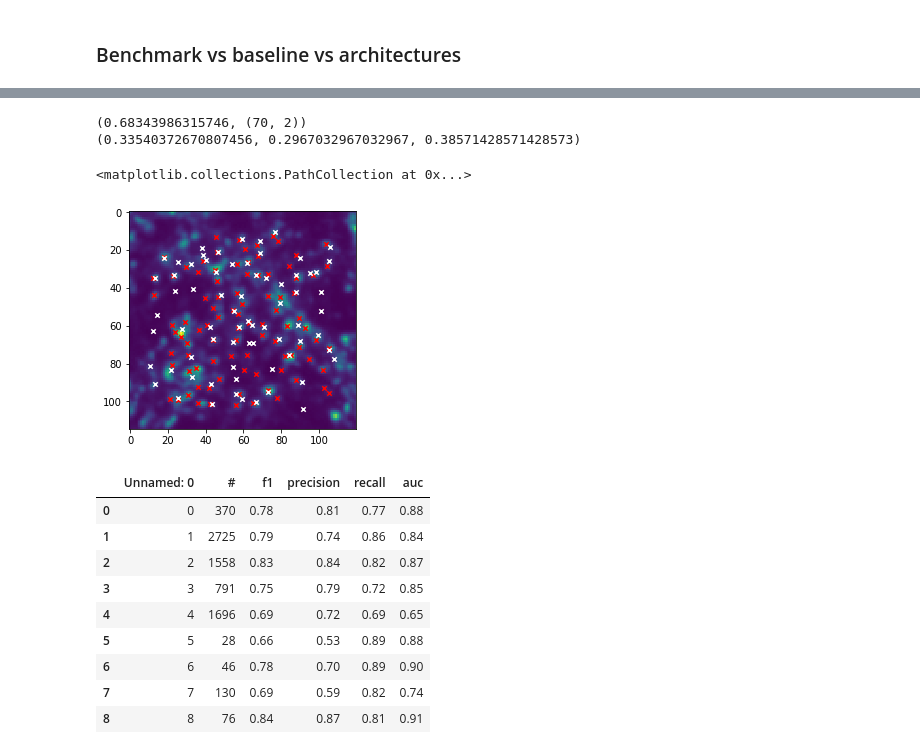
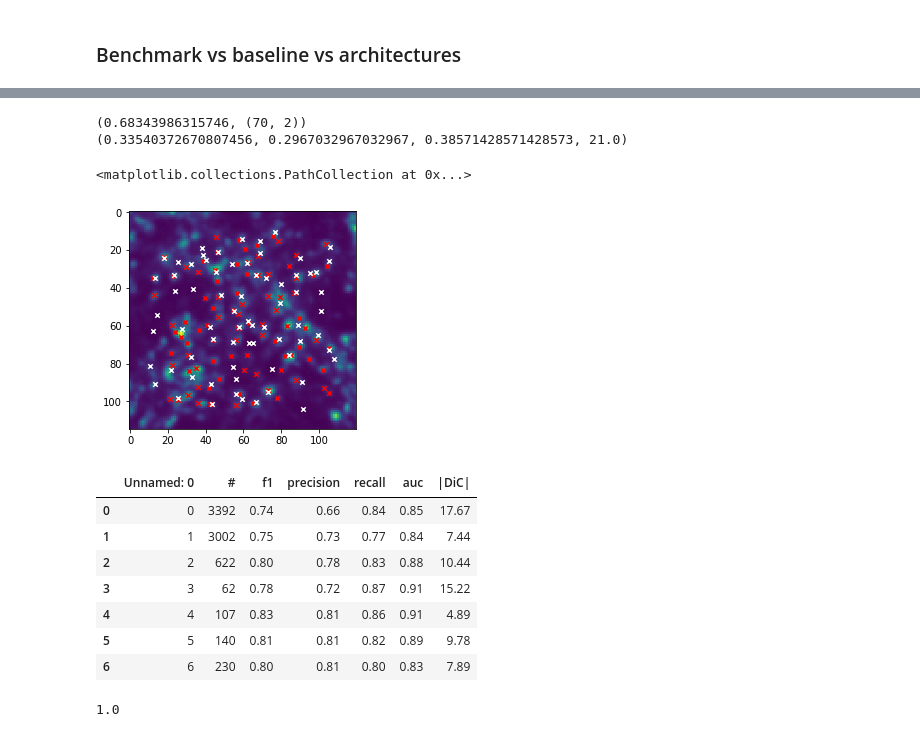
Before and after one commit to kulikovv/dognet, a Jupyter notebook: notebooks/prism17.ipynb, the cells around one changed output, grey strips where cells are left out. Drawn from its saved outputs; the diff is of its cells as text; code cells hidden in the pictures.

```diff
--- a/notebooks/prism17.ipynb
+++ b/notebooks/prism17.ipynb
@@ -81,6 +81,7 @@ def estimate(net,test_set,s=2.):
     mprec =[]
     mrec = []
     mauc=[]
+    dic=[]
 
     for test in test_set:
         y = inference(net,normalize(test.image,get_normparams(rep21.data)))
@@ -103,12 +104,13 @@ def estimate(net,test_set,s=2.):
         mf1.append(f1)
         mprec.append(prec)
         mrec.append(rec)
-    return np.mean(mf1),np.mean(mprec),np.mean(mrec),np.mean(mauc)
+        dic.append(abs(float(len(xs))-float(len(xx))))
+    return np.mean(mf1),np.mean(mprec),np.mean(mrec),np.mean(mauc),np.mean(dic)
 # %% [markdown]
 ### Train DoGNet
 # %%
 device = torch.device("cuda:0" if torch.cuda.is_available() else "cpu")
-net = dognet.SimpleAnisotropic(3,11,2,learn_amplitude=False)
+net = dognet.SimpleAnisotropic(3,15,5)
 print(dognet.get_n_params(net))
 gen = dognet.create_generator([normalize(r.image,get_normparams(rep21.data)) for r in rep21_anno[:2]],
                                                  [l.labels for l in rep21_anno[:2]])
@@ -122,7 +124,7 @@ ff = []
 #print(estimate(net,rep31_anno))
 for i in range(1):
     net.weights_init()
-    net,errors = dognet.train_routine(net,gen,n_iter=2000,margin=5,lr=0.001,loss="softdice",verbose=True)
+    net,errors = dognet.train_routine(net,gen,n_iter=5000,margin=5,lr=0.001,loss="softdice",verbose=True)
     ff.append(estimate(net,rep31_anno))
 print(np.mean([list(f) for f in ff],0))
 # %% [output]
@@ -371,13 +366,13 @@ pts = np.array([yy,xx]).transpose(1,0)
 print(auc(fpr, tpr),pts.shape)
 #print(dognet.get_metric(gt_pts,pts,s=3))
 prec,rec,f1,_ = dognet.get_metric(gt_pts,pts,s=2)
-print(f1,prec,rec)
+print(f1,prec,rec,abs(float(pts.shape[0])-float(gt_pts.shape[0])))
 plt.imshow(rep31_anno[0].image[0])
 plt.scatter(xs,ys,s=20,c='r',marker='x',zorder=10)
 plt.scatter(yy,xx,s=20,c='w',marker='x',zorder=10)
 # %% [output]
 (0.68343986315746, (70, 2))
-(0.33540372670807456, 0.2967032967032967, 0.38571428571428573)
+(0.33540372670807456, 0.2967032967032967, 0.38571428571428573, 21.0)
 <matplotlib.collections.PathCollection at 0x...>
 [figure]
 # %%
@@ -517,16 +491,18 @@ for nrep in range(4):
 # %%
-csvs = [pd.read_csv('prism_results_all{}.csv'.format(i)) for i in range(3)]
+csvs = [pd.read_csv('prism_results_all{}.csv'.format(i)) for i in range(5)]
 df_concat = pd.concat(csvs)
 df_concat.groupby(level=0).mean()
 #df_concat.groupby(level=0).std()
 # %% [output]
-|  | Unnamed: 0 | # | f1 | precision | recall | auc |
-| 0 | 0 | 370 | 0.78 | 0.81 | 0.77 | 0.88 |
-| 1 | 1 | 2725 | 0.79 | 0.74 | 0.86 | 0.84 |
-| 2 | 2 | 1558 | 0.83 | 0.84 | 0.82 | 0.87 |
-| 3 | 3 | 791 | 0.75 | 0.79 | 0.72 | 0.85 |
-| 4 | 4 | 1696 | 0.69 | 0.72 | 0.69 | 0.65 |
-| 5 | 5 | 28 | 0.66 | 0.53 | 0.89 | 0.88 |
-| 6 | 6 | 46 | 0.78 | 0.70 | 0.89 | 0.90 |
-| 7 | 7 | 130 | 0.69 | 0.59 | 0.82 | 0.74 |
-| 8 | 8 | 76 | 0.84 | 0.87 | 0.81 | 0.91 |
+|  | Unnamed: 0 | # | f1 | precision | recall | auc | |DiC| |
+| 0 | 0 | 3392 | 0.74 | 0.66 | 0.84 | 0.85 | 17.67 |
+| 1 | 1 | 3002 | 0.75 | 0.73 | 0.77 | 0.84 | 7.44 |
+| 2 | 2 | 622 | 0.80 | 0.78 | 0.83 | 0.88 | 10.44 |
+| 3 | 3 | 62 | 0.78 | 0.72 | 0.87 | 0.91 | 15.22 |
+| 4 | 4 | 107 | 0.83 | 0.81 | 0.86 | 0.91 | 4.89 |
+| 5 | 5 | 140 | 0.81 | 0.81 | 0.82 | 0.89 | 9.78 |
+| 6 | 6 | 230 | 0.80 | 0.81 | 0.80 | 0.83 | 7.89 |
+# %%
+np.exp(0)
+# %% [output]
+1.0
```
Also changed, not shown: parts of 9 cells of this notebook, 9 other files.
